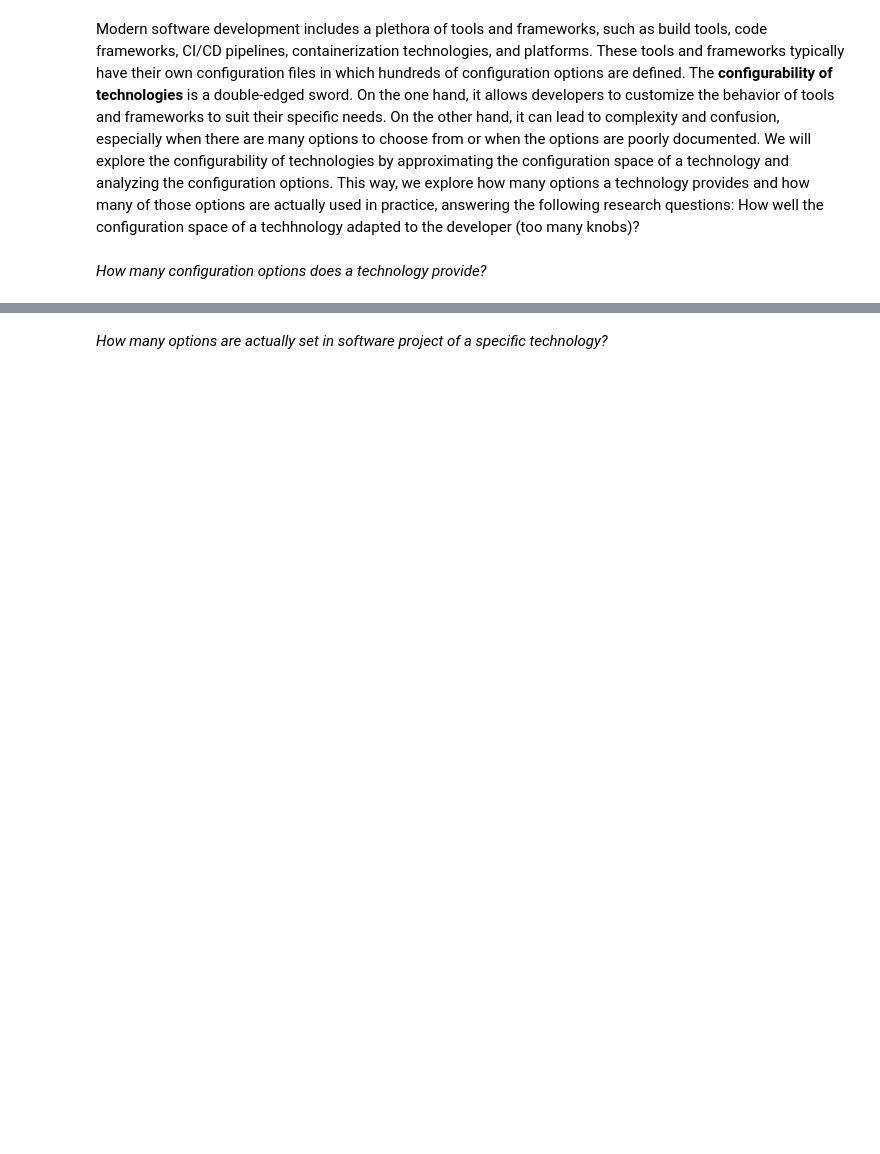
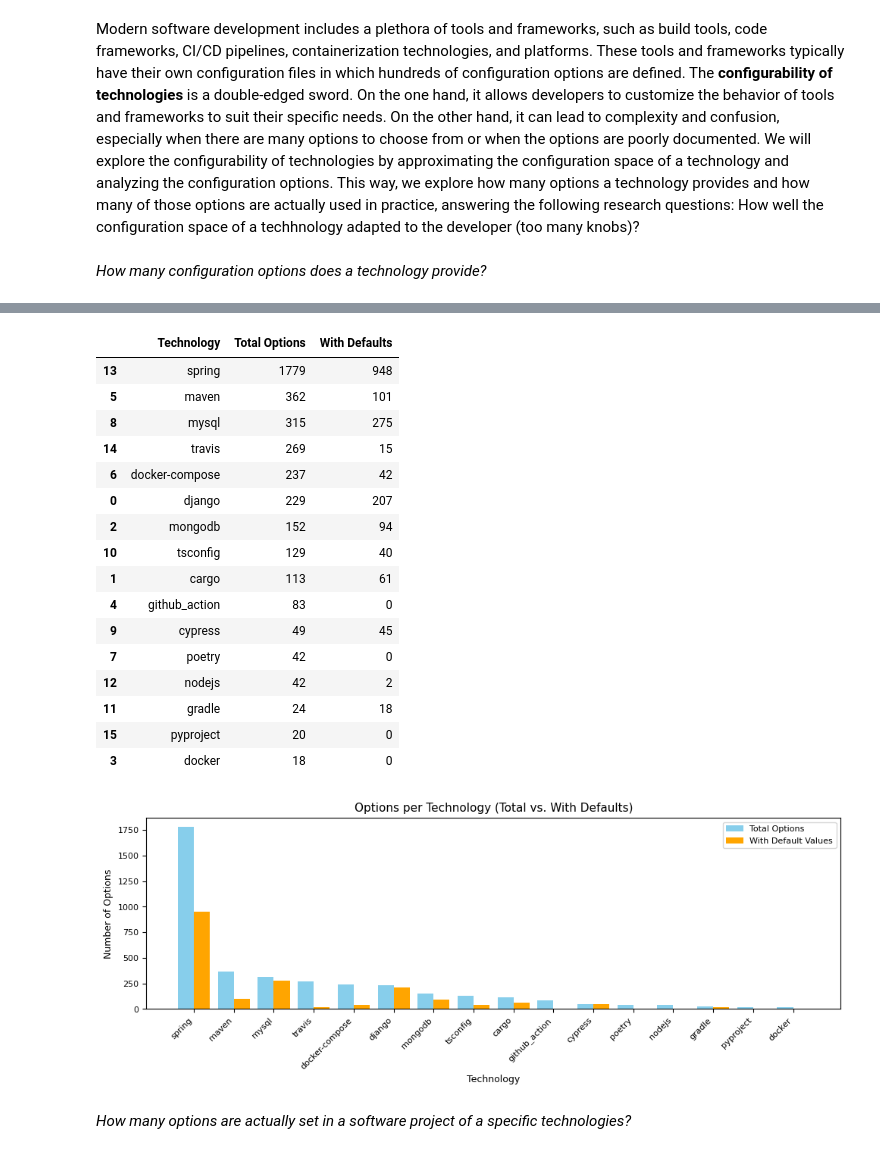
Before and after one commit to simisimon/config-space, a Jupyter notebook: notebooks/configurability_technologies.ipynb, the cells around one changed output, grey strips where cells are left out. Saved outputs shown, nothing was run; the diff lists cells and outputs as text; code cells hidden in the pictures; blank space fills up the shorter version.

```diff
--- a/notebooks/configurability_technologies.ipynb
+++ b/notebooks/configurability_technologies.ipynb
@@ -80,2 +13,65 @@ df_options
+# %%
+def show_options_per_technology(technology_files):
+    data = []
+
+    common_file_types = ["json", "yaml", "configparser"]
+
+    for file_path in technology_files:
+        technology = os.path.basename(file_path).replace(".properties", "")
+        if technology in common_file_types:
+            continue
+
+        with open(file_path, "r", encoding="utf-8") as f:
+            props = javaproperties.load(f)
+            total = len(props)
+            with_defaults = sum(1 for v in props.values() if v is not None and str(v).strip() != "")
+
+        data.append((technology, total, with_defaults))
+
+    df = pd.DataFrame(data, columns=["Technology", "Total Options", "With Defaults"])
+    df.sort_values(by="Total Options", ascending=False, inplace=True)
+
+    # Plotting grouped bars
+    x = range(len(df))
+    width = 0.4
+
+    fig, ax = plt.subplots(figsize=(10, 4))
+    ax.bar([i - width/2 for i in x], df["Total Options"], width=width, label="Total Options", color="skyblue")
+    ax.bar([i + width/2 for i in x], df["With Defaults"], width=width, label="With Default Values", color="orange")
+
+    ax.set_xlabel('Technology', fontsize=9)
+    ax.set_ylabel('Number of Options', fontsize=9)
+    ax.set_title('Options per Technology (Total vs. With Defaults)', fontsize=11)
+    ax.set_xticks(x)
+    ax.set_xticklabels(df["Technology"], rotation=45, ha="right", fontsize=8)
+    ax.tick_params(axis='y', labelsize=8)
+    ax.legend(fontsize=8)
+
+    fig.tight_layout(pad=1.0)
+    return fig, df
+
+property_files = glob.glob("../data/technology/*.properties")
+fig, df= show_options_per_technology(technology_files=property_files)
+fig.show()
+df
+# %% [output]
+|  | Technology | Total Options | With Defaults |
+| 13 | spring | 1779 | 948 |
+| 5 | maven | 362 | 101 |
+| 8 | mysql | 315 | 275 |
+| 14 | travis | 269 | 15 |
+| 6 | docker-compose | 237 | 42 |
+| 0 | django | 229 | 207 |
+| 2 | mongodb | 152 | 94 |
+| 10 | tsconfig | 129 | 40 |
+| 1 | cargo | 113 | 61 |
+| 4 | github_action | 83 | 0 |
+| 9 | cypress | 49 | 45 |
+| 7 | poetry | 42 | 0 |
+| 12 | nodejs | 42 | 2 |
+| 11 | gradle | 24 | 18 |
+| 15 | pyproject | 20 | 0 |
+| 3 | docker | 18 | 0 |
+[figure, added]
 # %% [markdown]
-*How many options are actually set in software project of a specific technology?*
+*How many options are actually set in a software project of a specific technologies?*
```
Also changed, not shown: parts of 10 cells of this notebook, 20 other files.
